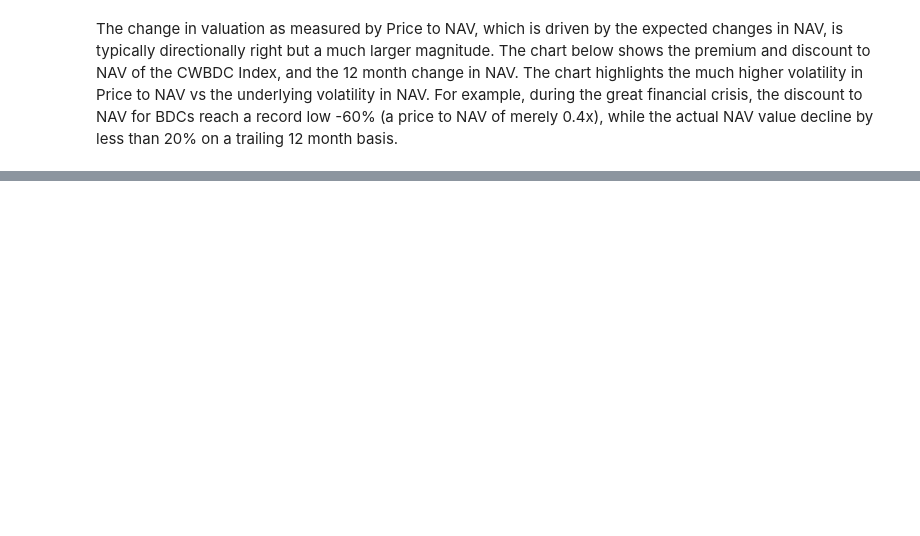
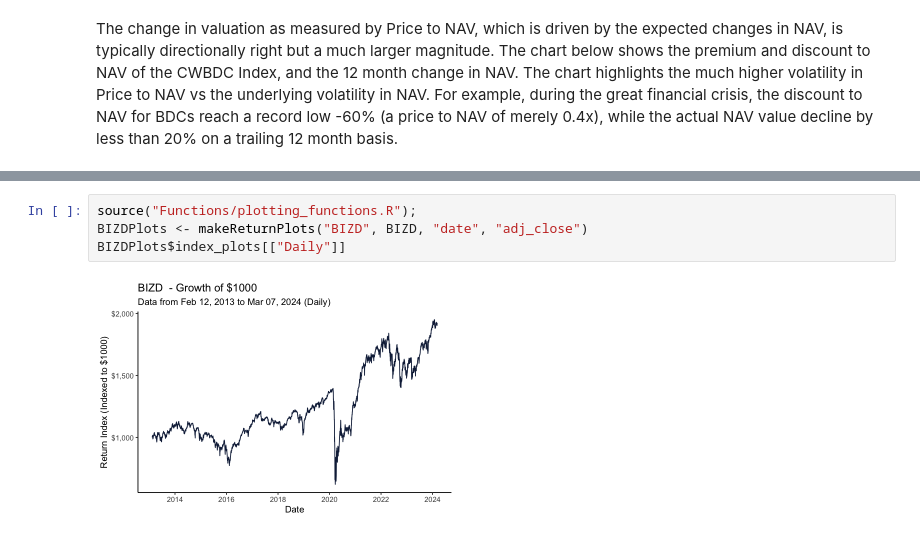
Before and after one commit to twood886/FINM33150_Quant_Trading_Project, a Jupyter notebook: Popat_Weekes_Wood_FINM33150_FinalProject.ipynb, the cells around one changed output, grey strips where cells are left out. Drawn from its saved outputs; the diff is of its cells as text; blank space fills up the shorter version.

```diff
--- a/Popat_Weekes_Wood_FINM33150_FinalProject.ipynb
+++ b/Popat_Weekes_Wood_FINM33150_FinalProject.ipynb
@@ -283,0 +341,6 @@ Due to the lack of volume in BDC and BDC ETF options, we are forced to build the
+# %%
+source("Functions/plotting_functions.R");
+BIZDPlots <- makeReturnPlots("BIZD", BIZD, "date", "adj_close")
+BIZDPlots$index_plots[["Daily"]]
+# %% [output]
+[figure, added]
```
Also changed, not shown: parts of 30 cells of this notebook.
